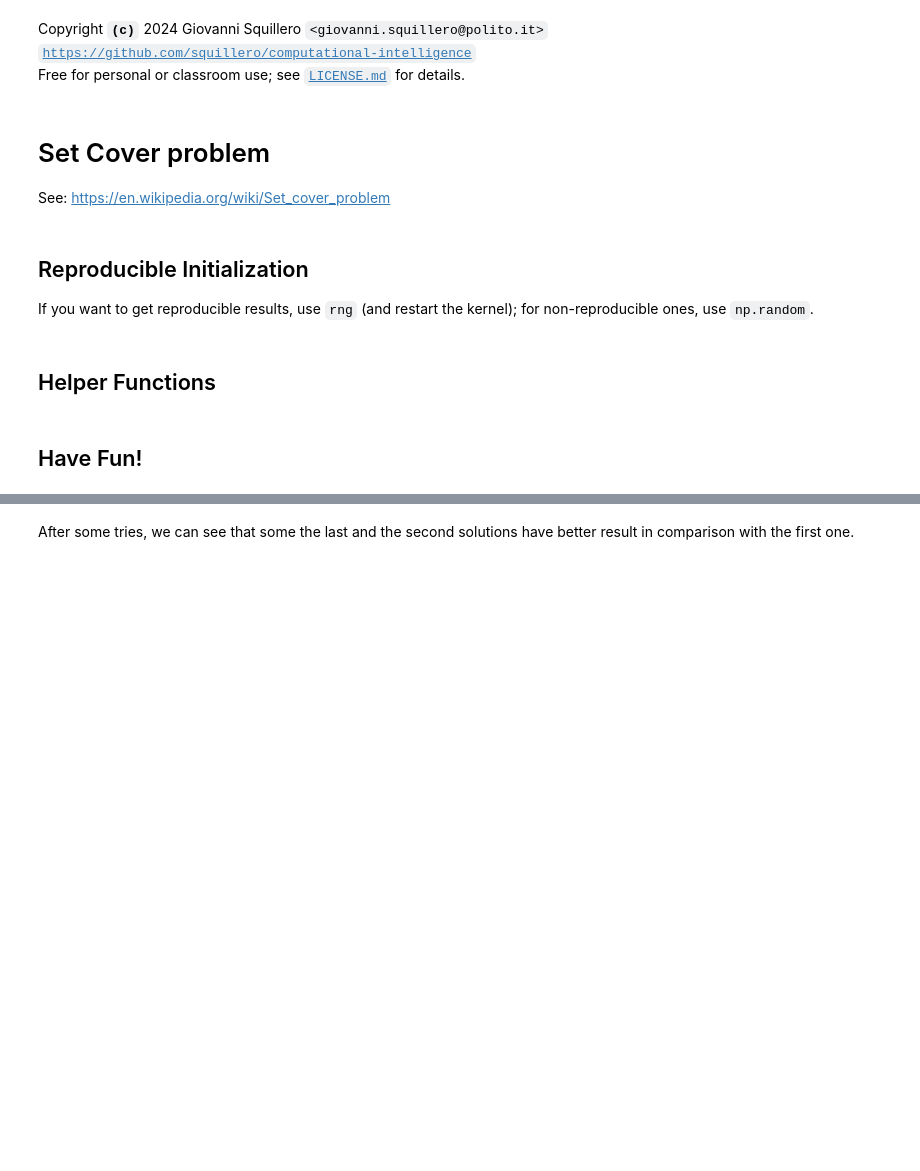
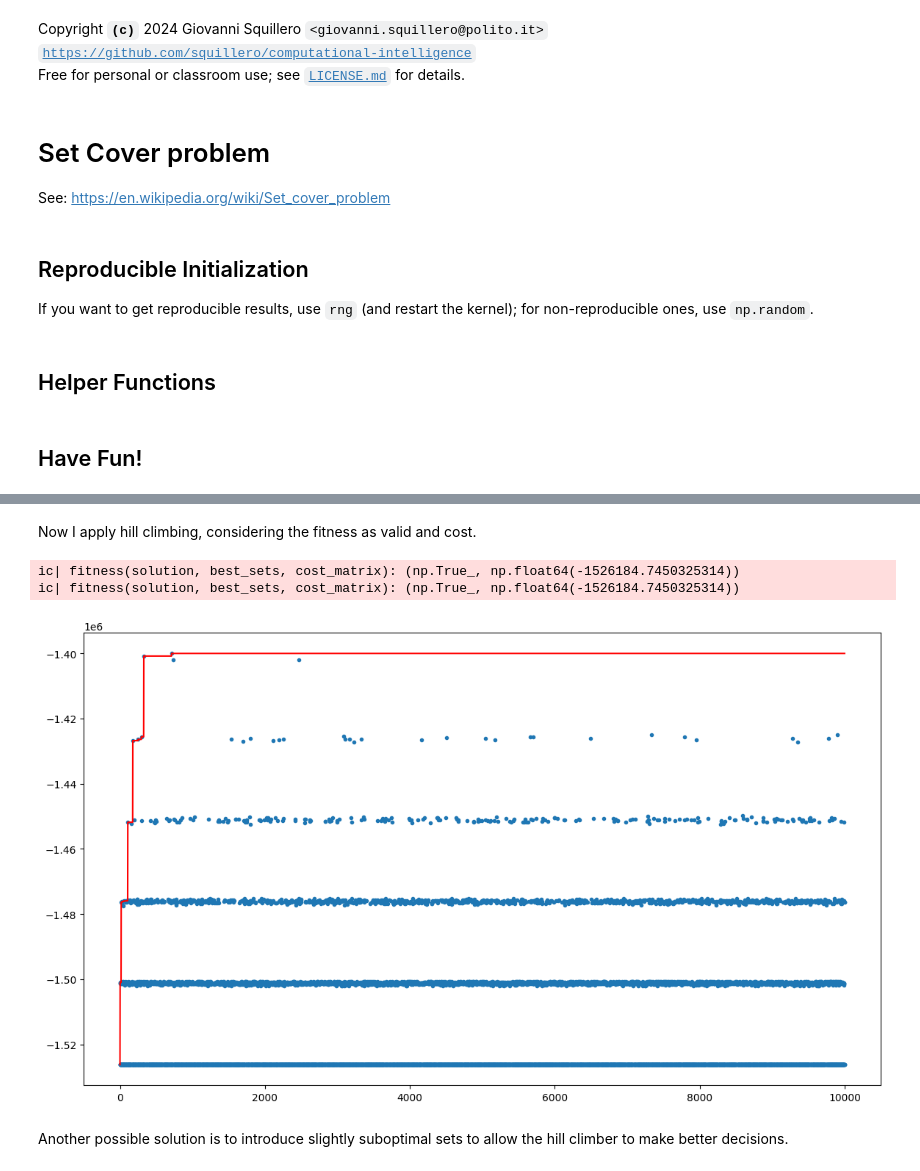
Before and after one commit to LucaIanniello/CI2024_lab1, a Jupyter notebook: set-cover.ipynb, the cells around one changed output, grey strips where cells are left out. Drawn from its saved outputs; the diff is of its cells as text; code cells hidden in the pictures; blank space fills up the shorter version.

```diff
--- a/set-cover.ipynb
+++ b/set-cover.ipynb
@@ -106,0 +62,16 @@ The second following solution takes only the sets with the greatest amout of ele
+# %%
+def single_mutation(solution: np.ndarray, num_set) -> np.ndarray:
+    new_sol = solution.copy()
+    i = rng.integers(0, num_set)
+    new_sol[i] = not new_sol[i]
+    return new_sol
+
+def multiple_mutation(solution: np.ndarray, num_set) -> np.ndarray:
+    mask = rng.random(num_set) < 0.01
+    new_sol = np.logical_xor(solution, mask)
+    return new_sol
+# %%
+def fitness(solution: np.ndarray, set, cost_matrix):
+    #I want to minimize the cost, but we have to consider also if the solution is valid.
+    #We use a tuple.
+    return (valid(solution, set), -cost(solution, cost_matrix))
@@ -180,2 +107,38 @@ Cost of the solution: 6170.066480370011
-# %% [markdown]
-After some tries, we can see that some the last and the second solutions have better result in comparison with the first one.
+# %% [markdown]
+Now I apply hill climbing, considering the fitness as valid and cost.
+# %%
+num_set = len(best_sets)
+solution = rng.random(num_set) < 1
+cost_matrix = COSTS[min_sets]
+solution_fitness = fitness(solution,best_sets, cost_matrix )
+history = [float(solution_fitness[1])] #plot of the cost
+ic(fitness(solution, best_sets, cost_matrix))
+
+
+for steps in range(10_000):
+
+    new_solution = multiple_mutation(solution, num_set )
+    f = fitness(new_solution, best_sets, cost_matrix)
+    history.append(float(f[1]))
+
+    if f > solution_fitness:
+        solution = new_solution
+        solution_fitness = fitness(solution, best_sets, cost_matrix)
+        #ic(fitness(solution))
+
+#ic(solution)
+ic(fitness(solution, best_sets, cost_matrix))
+
+plt.figure(figsize=(14, 8))
+plt.plot(
+    range(len(history)),
+    list(accumulate(history, max)),
+    color="red",
+)
+_ = plt.scatter(range(len(history)), history, marker=".")
+# %% [output]
+ic| fitness(solution, best_sets, cost_matrix): (np.True_, np.float64(-1526184.7450325314))
+ic| fitness(solution, best_sets, cost_matrix): (np.True_, np.float64(-1526184.7450325314))
+[figure, added]
+# %% [markdown]
+Another possible solution is to introduce slightly suboptimal sets to allow the hill climber to make better decisions.
```
Also changed, not shown: parts of 15 cells of this notebook.
